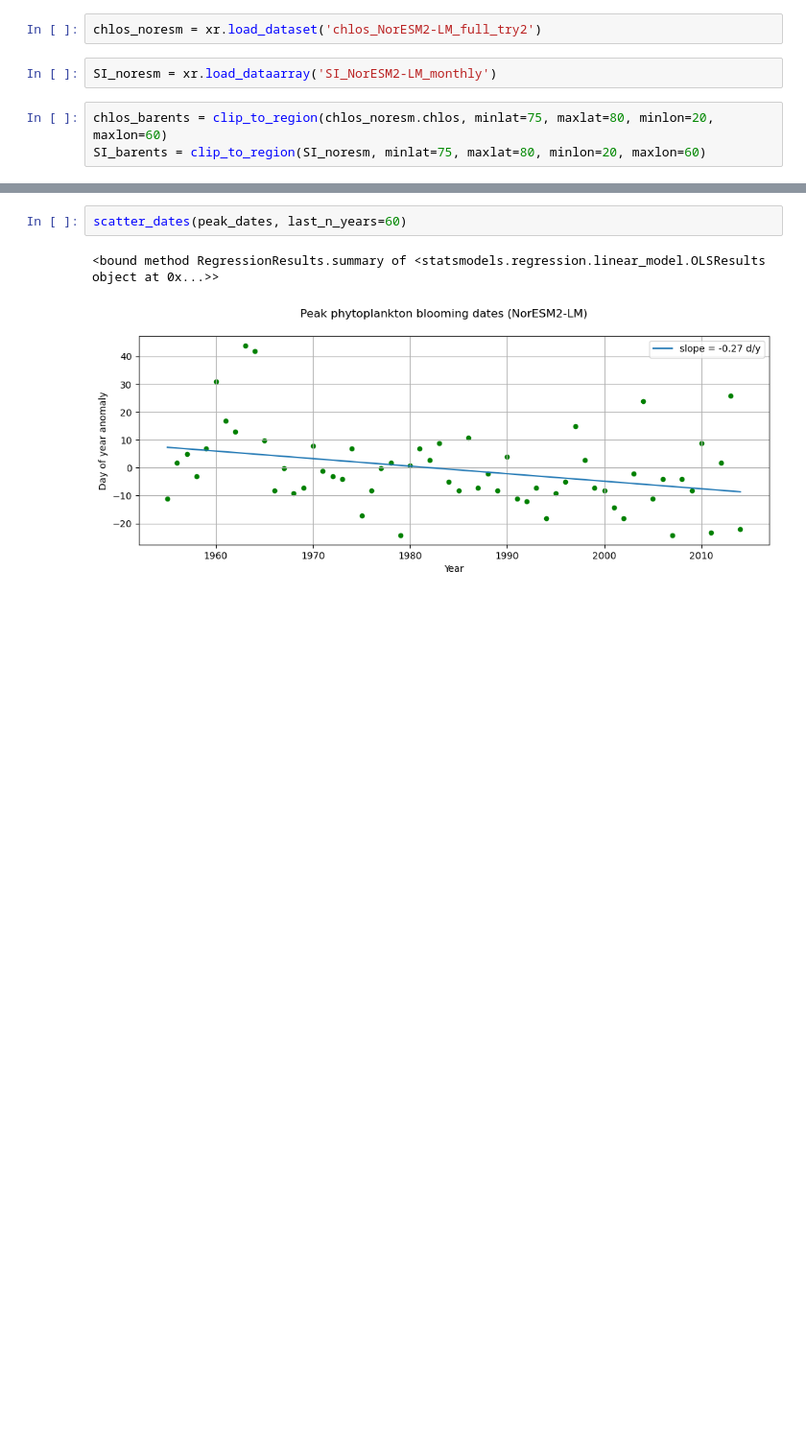
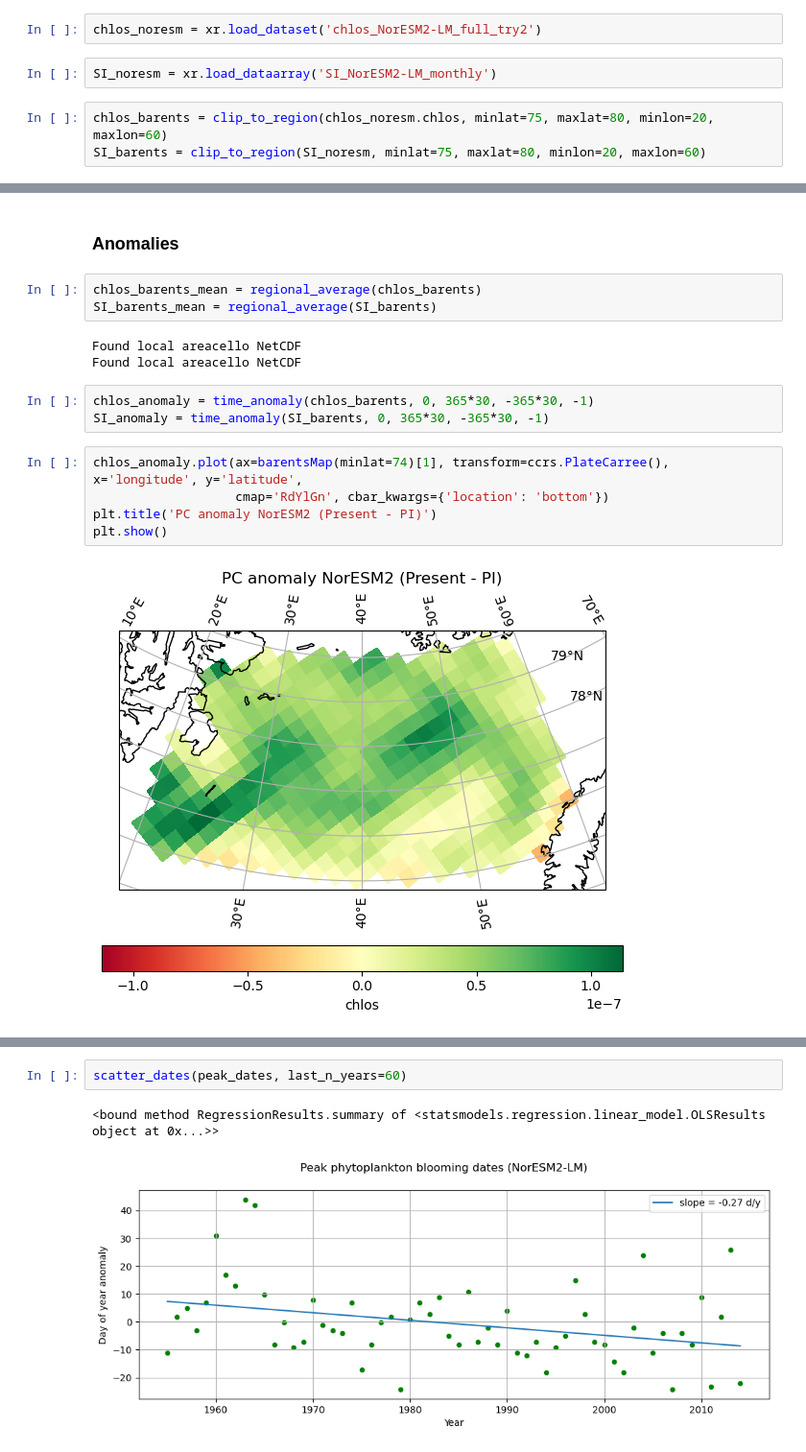
Before and after one commit to eScience-course/Tjaernoe2022-group6, a Jupyter notebook: notebooks/Stian/main.ipynb, the cells around one changed output, grey strips where cells are left out. Shown at 96% size. Drawn from its saved outputs; the diff is of its cells as text; blank space fills up the shorter version.

```diff
--- a/notebooks/Stian/main.ipynb
+++ b/notebooks/Stian/main.ipynb
@@ -102,2 +108,20 @@ slider_map(SI_barents, freq='M', start=datetime(2013, 1, 1), stop=datetime(2014,
 # %% [output]
 interactive(children=(SelectionSlider(description='date', layout=Layout(width='800px'), options=(('2013-01', T…
+# %% [markdown]
+### Anomalies
+# %%
+chlos_barents_mean = regional_average(chlos_barents)
+SI_barents_mean = regional_average(SI_barents)
+# %% [output]
+Found local areacello NetCDF
+Found local areacello NetCDF
+# %%
+chlos_anomaly = time_anomaly(chlos_barents, 0, 365*30, -365*30, -1)
+SI_anomaly = time_anomaly(SI_barents, 0, 365*30, -365*30, -1)
+# %%
+chlos_anomaly.plot(ax=barentsMap(minlat=74)[1], transform=ccrs.PlateCarree(), x='longitude', y='latitude',
+                   cmap='RdYlGn', cbar_kwargs={'location': 'bottom'})
+plt.title('PC anomaly NorESM2 (Present - PI)')
+plt.show()
+# %% [output]
+[figure, added]
```
Also changed, not shown: parts of 27 cells of this notebook, 1 other file.
